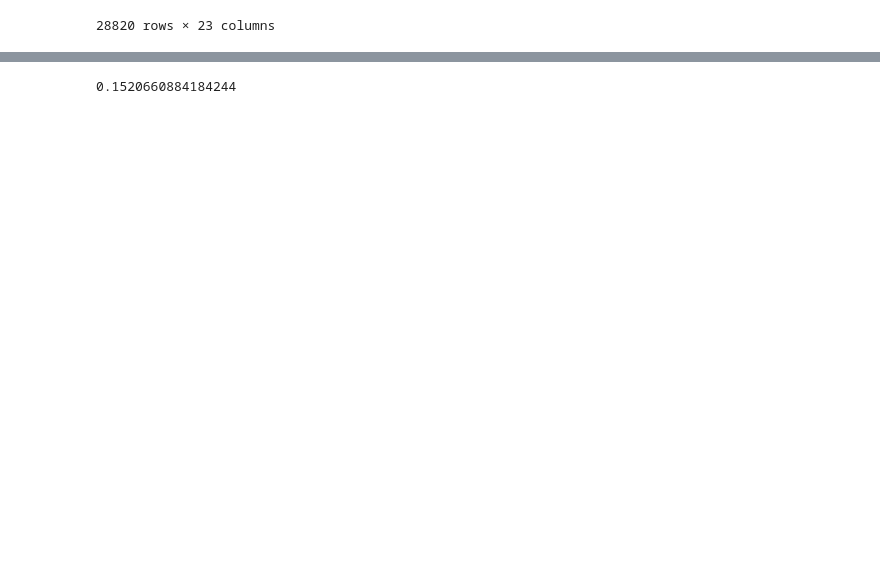
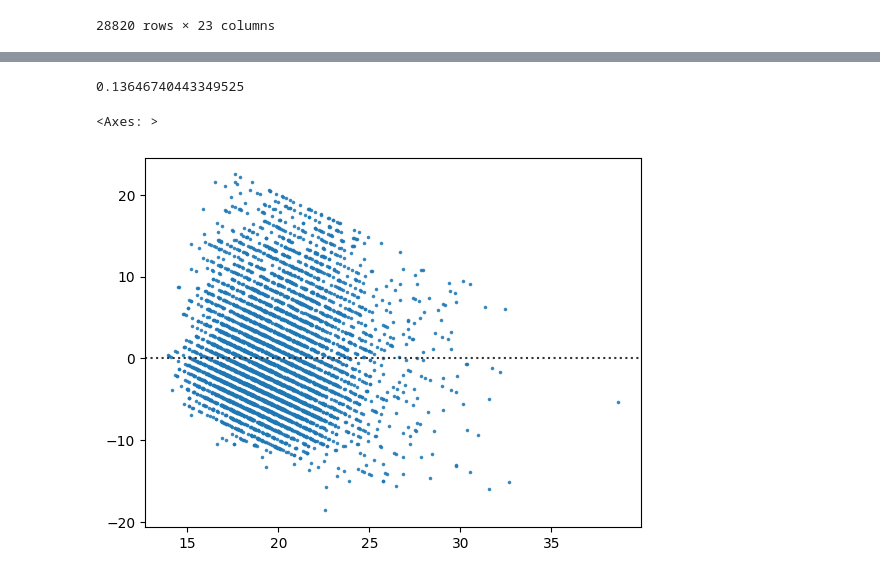
Before and after one commit to AlexanderDBell/TheDeveloperAcademy-Bootcamp, a Jupyter notebook: 6. Linear Regression/linear_regression.ipynb, the cells around one changed output, grey strips where cells are left out. Drawn from its saved outputs; the diff is of its cells as text; code cells hidden in the pictures; blank space fills up the shorter version.

```diff
--- a/6. Linear Regression/linear_regression.ipynb
+++ b/6. Linear Regression/linear_regression.ipynb
@@ -69,9 +69,9 @@ poly_X = poly.fit_transform(X)
 model = LinearRegression()
 model.fit(poly_X, y)
 
-humidity_outliers = test_df[test_df.Humidity.isin([0,10])]
+humidity_df = test_df[test_df.Humidity.isin([0,10])]
 
-X = np.array(humidity_outliers[['Temperature', 'Dew Point']])
+X = np.array(humidity_df[['Temperature', 'Dew Point']])
 poly_X = poly.transform(X)
 y = np.around(model.predict(poly_X))
 
@@ -112,5 +92,5 @@ flights_df.corr(numeric_only=True)
 # %%
-from sklearn.preprocessing import StandardScaler, PowerTransformer
+from sklearn.preprocessing import PowerTransformer
 
 feature_df = test_df.drop([
     'DATE',
@@ -121,24 +101,44 @@ feature_df = test_df.drop([
     'DISTANCE',
     'CRS_DEP_M',
     'CRS_ARR_M',
+    'Dew Point',
+    'Wind Gust',
     'Wind',
     'Condition',
     'TAXI_OUT'
 ], axis=1)
 
 target_df = test_df['TAXI_OUT']
-
-X_transformer = PowerTransformer()
-y_transformer = StandardScaler()
-
-X = np.array(feature_df)
-y = np.array(target_df).reshape(-1, 1)
-
-X_transformed = np.hstack((X_transformer.fit_transform(feature_df.iloc[:,:7]), feature_df.iloc[:,7:]))
-y_transformed = y_transformer.fit_transform(y)
-# %%
-linear_regressor = LinearRegression()
-linear_regressor.fit(X_transformed, y_transformed)
-linear_regressor.score(X_transformed, y_transformed)
-# %% [output]
-0.1520660884184244
+# %%
+from sklearn.model_selection import train_test_split
+
+X_transformer = PowerTransformer()
+y_transformer = PowerTransformer()
+poly = PolynomialFeatures(degree=4)
+
+X = np.array(feature_df)
+y = np.array(target_df).reshape(-1, 1)
+
+X_train, X_test, y_train, y_test = train_test_split(X, y, test_size=0.2)
+
+X_train_transformed = np.hstack((X_transformer.fit_transform(X_train[:,:7]), X_train[:,7:]))
+poly_X_train = np.hstack((poly.fit_transform(X_train_transformed[:,:7]), X_train_transformed[:,7:]))
+y_train_tranformed = y_transformer.fit_transform(y_train)
+
+X_test_transformed = np.hstack((X_transformer.transform(X_test[:,:7]), X_test[:,7:]))
+poly_X_test = np.hstack((poly.transform(X_test_transformed[:,:7]), X_test_transformed[:,7:]))
+y_test_transformed = y_transformer.transform(y_test)
+
+linear_model = LinearRegression()
+linear_model.fit(X_train_transformed, y_train_tranformed)
+linear_model.score(X_test_transformed, y_test_transformed)
+# %% [output]
+0.13646740443349525
+# %%
+y_pred_transformed = linear_model.predict(X_test_transformed)
+y_pred = y_transformer.inverse_transform(y_pred_transformed)
+
+sns.residplot(x=y_pred, y=y_test, scatter_kws={'marker': '.', 's':10})
+# %% [output]
+<Axes: >
+[figure, added]
```
Also changed, not shown: parts of 1 cell of this notebook.
